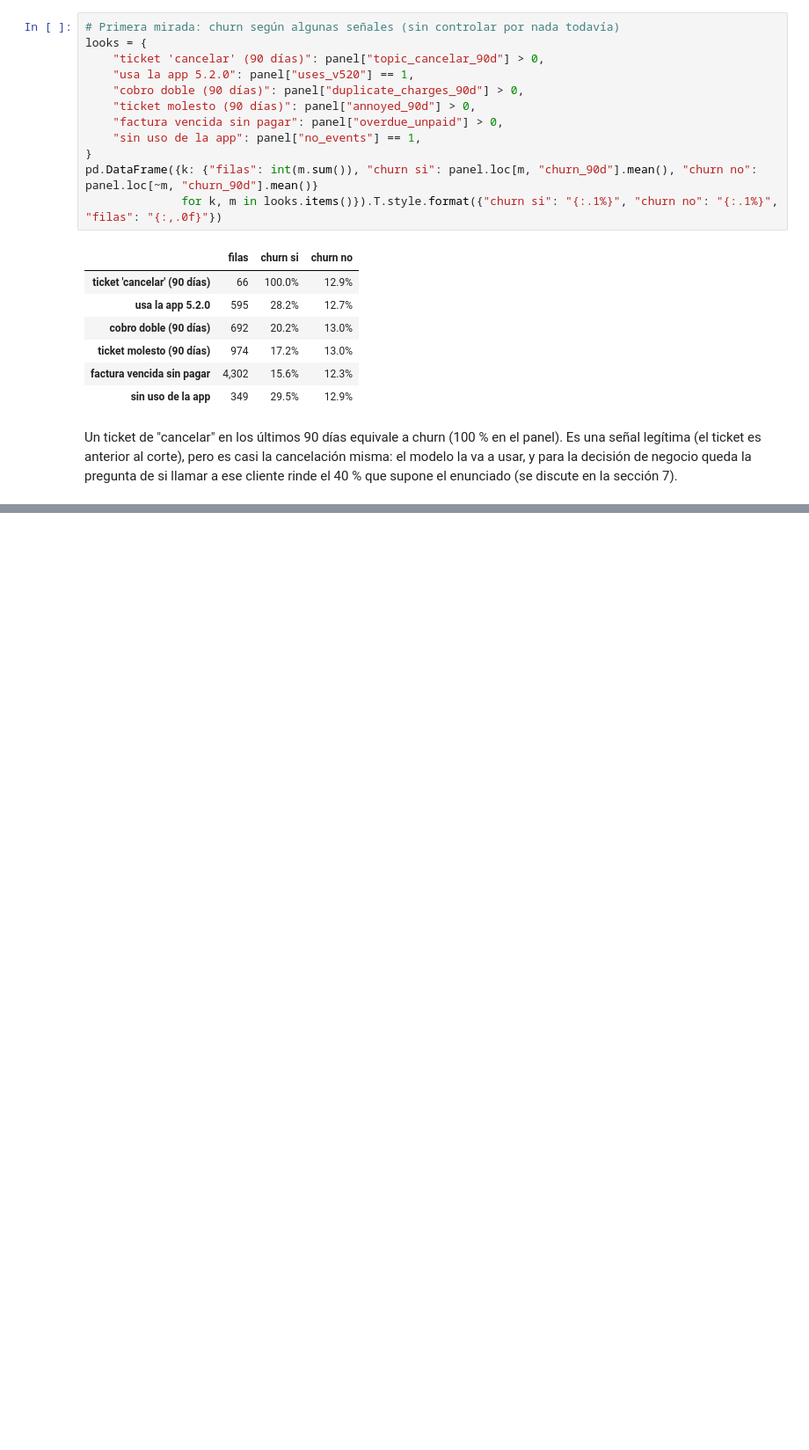
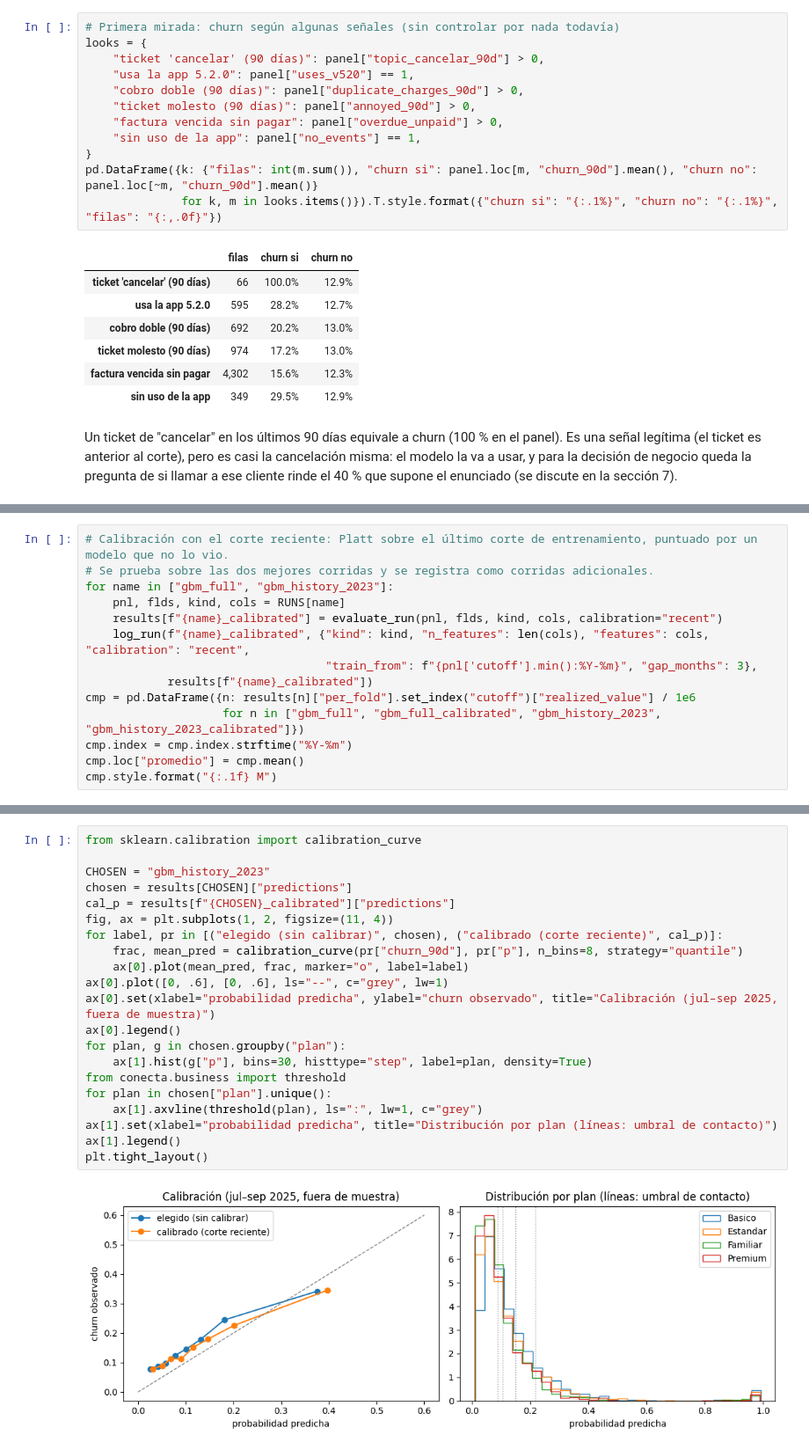
Before and after one commit to unfresh25/conecta-churn, a Jupyter notebook: solucion.ipynb, the cells around one changed output, grey strips where cells are left out. Shown at 88% size. Cells and saved outputs as stored; diff of their text form; blank space fills up the shorter version.

Commit message:
feat: modelos, evaluacion temporal y MLflow

```diff
--- a/solucion.ipynb
+++ b/solucion.ipynb
@@ -370,0 +479,14 @@ rinde el 40 % que supone el enunciado (se discute en la sección 7).
+# %%
+# Calibración con el corte reciente: Platt sobre el último corte de entrenamiento, puntuado por un modelo que no lo vio.
+# Se prueba sobre las dos mejores corridas y se registra como corridas adicionales.
+for name in ["gbm_full", "gbm_history_2023"]:
+    pnl, flds, kind, cols = RUNS[name]
+    results[f"{name}_calibrated"] = evaluate_run(pnl, flds, kind, cols, calibration="recent")
+    log_run(f"{name}_calibrated", {"kind": kind, "n_features": len(cols), "features": cols, "calibration": "recent",
+                                   "train_from": f"{pnl['cutoff'].min():%Y-%m}", "gap_months": 3},
+            results[f"{name}_calibrated"])
+cmp = pd.DataFrame({n: results[n]["per_fold"].set_index("cutoff")["realized_value"] / 1e6
+                    for n in ["gbm_full", "gbm_full_calibrated", "gbm_history_2023", "gbm_history_2023_calibrated"]})
+cmp.index = cmp.index.strftime("%Y-%m")
+cmp.loc["promedio"] = cmp.mean()
+cmp.style.format("{:.1f} M")
@@ -370,0 +544,23 @@ rinde el 40 % que supone el enunciado (se discute en la sección 7).
+# %%
+from sklearn.calibration import calibration_curve
+
+CHOSEN = "gbm_history_2023"
+chosen = results[CHOSEN]["predictions"]
+cal_p = results[f"{CHOSEN}_calibrated"]["predictions"]
+fig, ax = plt.subplots(1, 2, figsize=(11, 4))
+for label, pr in [("elegido (sin calibrar)", chosen), ("calibrado (corte reciente)", cal_p)]:
+    frac, mean_pred = calibration_curve(pr["churn_90d"], pr["p"], n_bins=8, strategy="quantile")
+    ax[0].plot(mean_pred, frac, marker="o", label=label)
+ax[0].plot([0, .6], [0, .6], ls="--", c="grey", lw=1)
+ax[0].set(xlabel="probabilidad predicha", ylabel="churn observado", title="Calibración (jul–sep 2025, fuera de muestra)")
+ax[0].legend()
+for plan, g in chosen.groupby("plan"):
+    ax[1].hist(g["p"], bins=30, histtype="step", label=plan, density=True)
+from conecta.business import threshold
+for plan in chosen["plan"].unique():
+    ax[1].axvline(threshold(plan), ls=":", lw=1, c="grey")
+ax[1].set(xlabel="probabilidad predicha", title="Distribución por plan (líneas: umbral de contacto)")
+ax[1].legend()
+plt.tight_layout()
+# %% [output]
+[figure, added]
```
Also changed, not shown: parts of 12 cells of this notebook, 2 other files.
